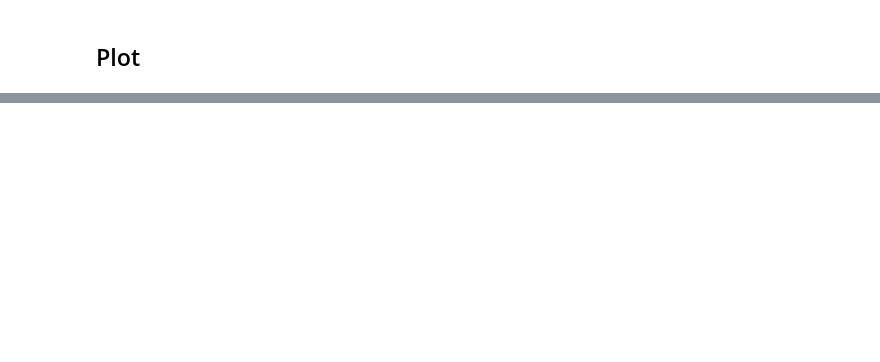
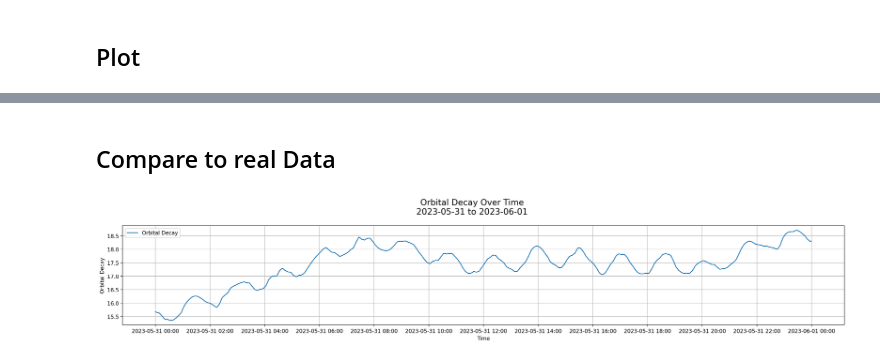
Before and after one commit to David-Student-Bern/MT, a Jupyter notebook: Analysis/modeling/kaggle_forecast.ipynb, the cells around one changed output, grey strips where cells are left out. Drawn from its saved outputs; the diff is of its cells as text; code cells hidden in the pictures; blank space fills up the shorter version.

```diff
--- a/Analysis/modeling/kaggle_forecast.ipynb
+++ b/Analysis/modeling/kaggle_forecast.ipynb
@@ -146,0 +167,20 @@ _ = ax2.legend(['FluVisits (test)', 'Forecast'])
+# %% [markdown]
+## Compare to real Data
+# %%
+from utils.plot_loader import plot_orbital_decay
+
+# =========================== Input ===================================
+start_date = '2023-05-31 00:00:00'
+end_date = '2023-06-01 00:00:00'
+
+# Add an option for monthly, daily, or hourly ticks
+tick_interval = 'hourly'  # Change to 'monthly', 'daily', or 'hourly'
+tick_step = 2  # Step for the ticks (e.g., every month =1, every 2 months = 2, etc)
+
+Flags = False
+
+plot_orbital_decay(GFOC_data, None, start_date, end_date, tick_interval, tick_step, FLAGS=Flags, Lombscargle=False, figsize=(20, 4))
+
+test = create_subset(GFOC_data, '2023-05-31 06:00:00', '2023-05-31 07:00:00')
+# %% [output]
+[figure, added]
```
Also changed, not shown: parts of 9 cells of this notebook.
